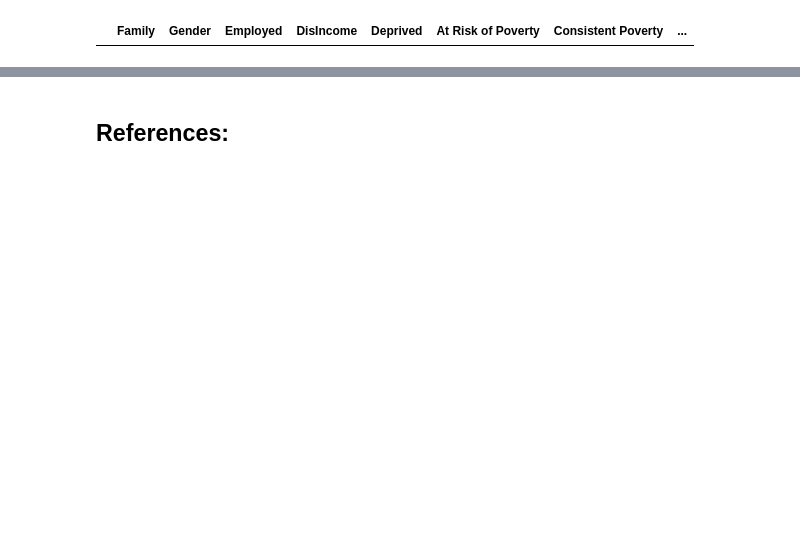
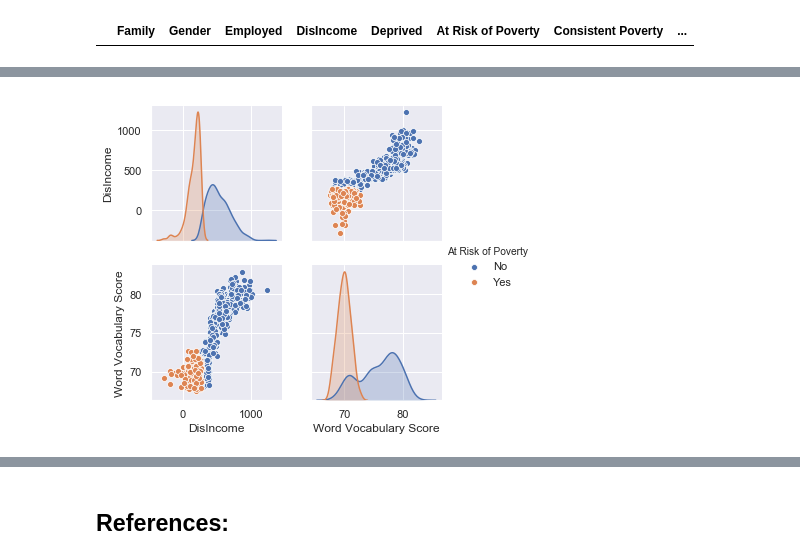
Before and after one commit to fionaoriordan/52465_19_project, a Jupyter notebook: 52465_19_project_dep1.ipynb, the cells around one changed output, grey strips where cells are left out. Saved outputs shown, nothing was run; the diff lists cells and outputs as text; code cells hidden in the pictures; blank space fills up the shorter version.

```diff
--- a/52465_19_project_dep1.ipynb
+++ b/52465_19_project_dep1.ipynb
@@ -732,0 +702,5 @@ df.describe()
+# %%
+# generate a pairplot of the dataframe differencing by At Risk of Poverty yes/no
+g = sns.pairplot(df, hue = 'At Risk of Poverty')
+# %% [output]
+[figure, added]
```
Also changed, not shown: parts of 28 cells of this notebook.
